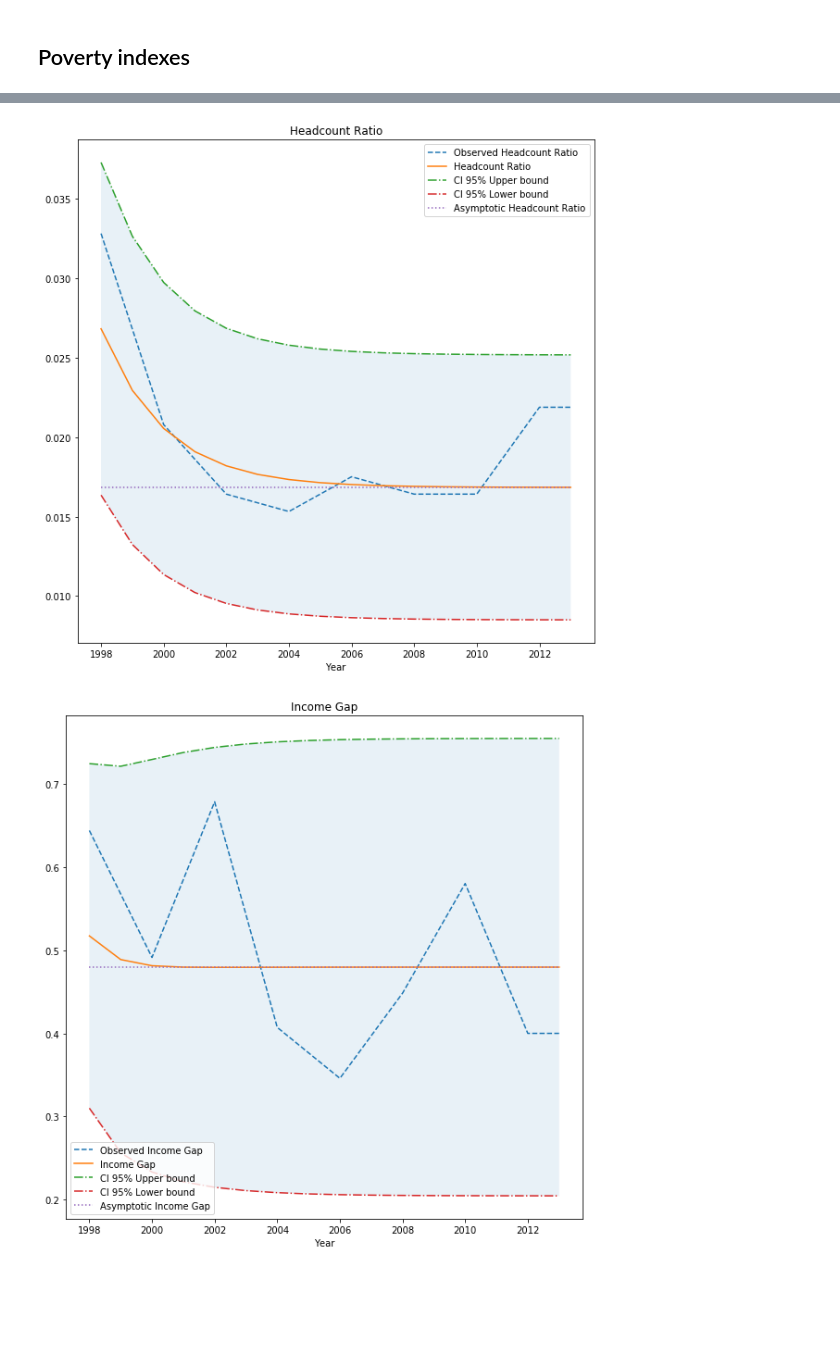
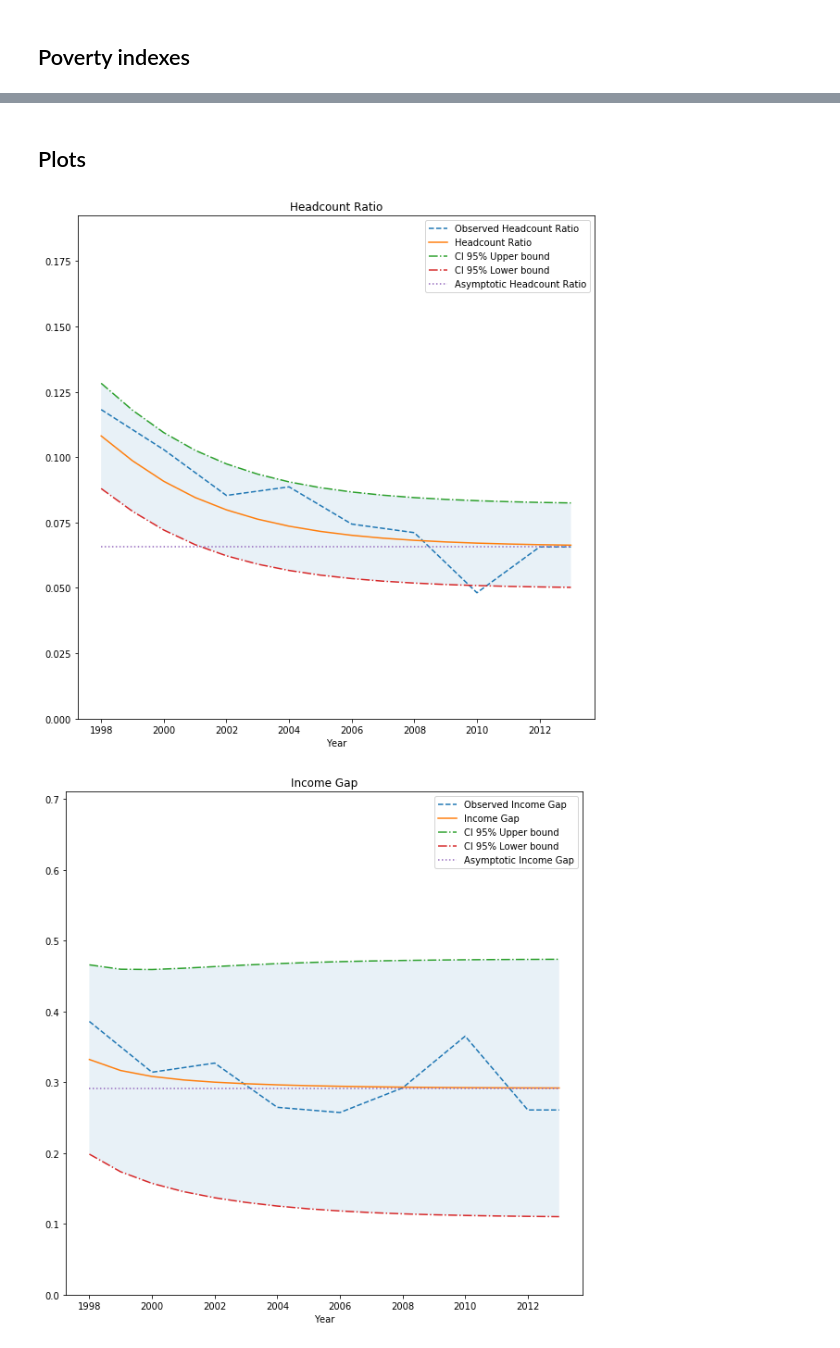
Before and after one commit to ricdeblasis/DynamicPovertyIndexes, a Jupyter notebook: CLTpovertyFinal.ipynb, the cells around one changed output, grey strips where cells are left out. Cells and saved outputs as stored; diff of their text form; code cells hidden in the pictures; blank space fills up the shorter version.

```diff
--- a/CLTpovertyFinal.ipynb
+++ b/CLTpovertyFinal.ipynb
@@ -250,8 +248,10 @@ df['COMP'] = df['NCOMP'].mask(df['NCOMP']>7,7)
 # combine df with poverty thersholds
 df = pd.merge(df, pov, how='left', on=['ANNO','COMP'])
 # compute exterme poverty thershold as % of Yp
-Yp_perc = .5
+Yp_perc = .6 # NOTE: changing this value to <.6 causes the generator matrix to have a negative value outside the diagonal
 df['Yep'] = Yp_perc*df['Yp']
+# use the base threshold for 1 person in 1998 for Ye
+yp = pov.loc[0,'Yp']
 # compute the poverty classes
 df['C'] = 2
 df['C'] = df['C'].mask(df['Y2']<=df['Yp'], 1)
@@ -259,8 +259,8 @@ df['C'] = df['C'].mask(df['Y2']<=df['Yep'], 0)
 # compute equivalent incomes and classes
 df['Ye'] = df['Y2']/df['Yscale']/df['Tscale']
 df['Ce'] = 2
-df['Ce'] = df['Ce'].mask(df['Y2']<=df['Yp']/df['Yscale'], 1)
-df['Ce'] = df['Ce'].mask(df['Y2']<=df['Yep']/df['Yscale'], 0)
+df['Ce'] = df['Ce'].mask(df['Ye']<=yp, 1)
+df['Ce'] = df['Ce'].mask(df['Ye']<=Yp_perc*yp, 0)
 df
 # %% [output]
 |  | ANNO | NQUEST | Y1 | Y2 | NCOMP | AREA3 | A1 | A2 | A3 | A4 | A5 | ... |
@@ -609,12 +482,18 @@ print(mu_1998)
 
 y = df.groupby('Ce')['Ye'].mean().tolist()
 print('Average income by class:', y)
-# use the base threshold for 1 person in 1998
-yp = pov.loc[0,'Yp']
 print('Poverty threshold:', yp)
+print('Extreme Poverty threshold:', Yp_perc*yp)
 # save the number of households
 hh = len(df['NQUEST'].unique())
 print('N:', hh)
+# compute integral for gini variance
+int_gini_sigma_1 = integral_gini_sigma(df[(df['Ce']==0)])
+int_gini_sigma_2 = integral_gini_sigma(df[(df['Ce']==1)])
+# average of |y-x|
+yx = df.groupby('Ce')['Ye'].apply(lambda s: s.apply(lambda x: np.abs(x-s)).mean().mean()).to_list()
+# second moment of income distribution
+y2 = (df['Ye']**2).groupby(df['Ce']).mean().tolist()
 
 # computation of poverty indexes based on generator matrix G and initial ditribution mu
 poverty = []
@@ -622,16 +501,24 @@ i = []
 for t in range(1998,2014):
     P = expm((t-1997)*G_hat)
     sub_df = df[(df['Ce']<2)&(df['ANNO']==t)].copy()
-    sud_df = sub_df.rename(columns={'Y2':'Y2old','Ye':'Y2'})
-    if not sub_df.empty:
-        res_integral = integral_gini_disc(sub_df)
-        # variable average income and N (comment out for fixed)
-#         y = sub_df.groupby('Ce')['Y2'].mean().tolist()
-#         hh = len(df[df['ANNO']==t]['NQUEST'].unique())
-    I, var = poverty_indexes(P, mu_1998, y, [Yp_perc*yp, yp], res_integral)
+#     if not sub_df.empty:
+#         int_gini = integral_gini(sub_df)
+#         int_gini_0 = integral_gini(sub_df[sub_df['Ce']==0])
+#         int_gini_1 = integral_gini(sub_df[sub_df['Ce']==1])
+#         int_gini_sigma = integral_gini_sigma(sub_df)
+#         int_gini_sigma2 = integral_gini_sigma2(sub_df, mu_1998, P)
+#         # variable average income and N (comment out for fixed)
+
+        # compute income average for each class
+#         y = sub_df.groupby('Ce')['Ye'].mean().reindex([0,1]).fillna(0).tolist()
+        # compute averate of |y-x| for each class
+#         yx = df[(df['ANNO']==t)].groupby('Ce')['Ye'].apply(lambda s: s.apply(lambda x: np.abs(x-s)).mean().mean()).to_list()
+        # hh = len(df[df['ANNO']==t]['NQUEST'].unique()) # same results as outside the for loop
+
+    I, var = poverty_indexes(P, mu_1998, y, y2, [Yp_perc*yp, yp], yx, int_gini_sigma_1, int_gini_sigma_2)
     CI = conf_intervals(I, var, hh) # hh is the number of households
     # asymptotic indexes
-    I_inf = poverty_indexes_inf(G_hat, y, [Yp_perc*yp, yp])
+    I_inf = poverty_indexes_inf(G_hat, y, [Yp_perc*yp, yp], yx)
     poverty.append(I+CI+I_inf)
     i.append(t)
 poverty = pd.DataFrame(poverty, columns=['H','I','G','S','H_L','H_U','I_L','I_U','G_L','G_U','S_L','S_U','H_inf','I_inf','G_inf','S_inf'], index=i)
@@ -679,10 +567,13 @@ N: 914
+# %% [markdown]
+## Plots
 # %%
 for i, title in {'H':'Headcount Ratio','I':'Income Gap','G':'Gini Index','S':'Sen Index'}.items():
     ax = poverty[[i+'_obs',i,i+'_U',i+'_L',i+'_inf']].ffill().plot(figsize=(10,10), style={i+'_obs':'--',i:'-',i+'_L':'-.',i+'_U':'-.',i+'_inf':':'},
                                                               title=title)
     ax.legend(('Observed '+title, title, 'CI 95% Upper bound', 'CI 95% Lower bound', 'Asymptotic '+title))
     ax.fill_between(poverty.index, poverty[i+'_U'], poverty[i+'_L'], alpha=0.1)
     ax.set_xlabel('Year')
+    ax.set_ylim([0,poverty[i+'_U'].max()*1.5])
 # %% [output]
-[figure, old version]
+[figure, new version]
-[figure, old version]
+[figure, new version]
```
Also changed, not shown: parts of 14 cells of this notebook, 1 other file.
